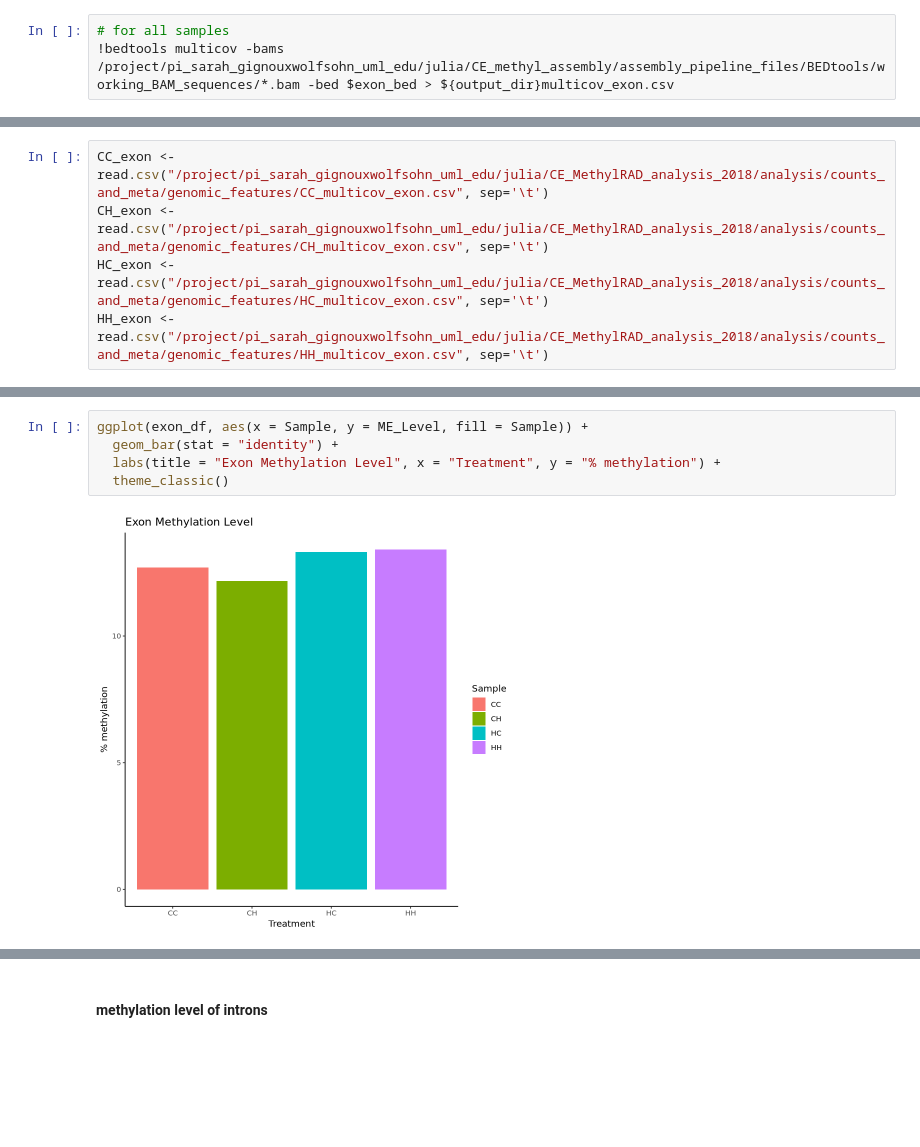
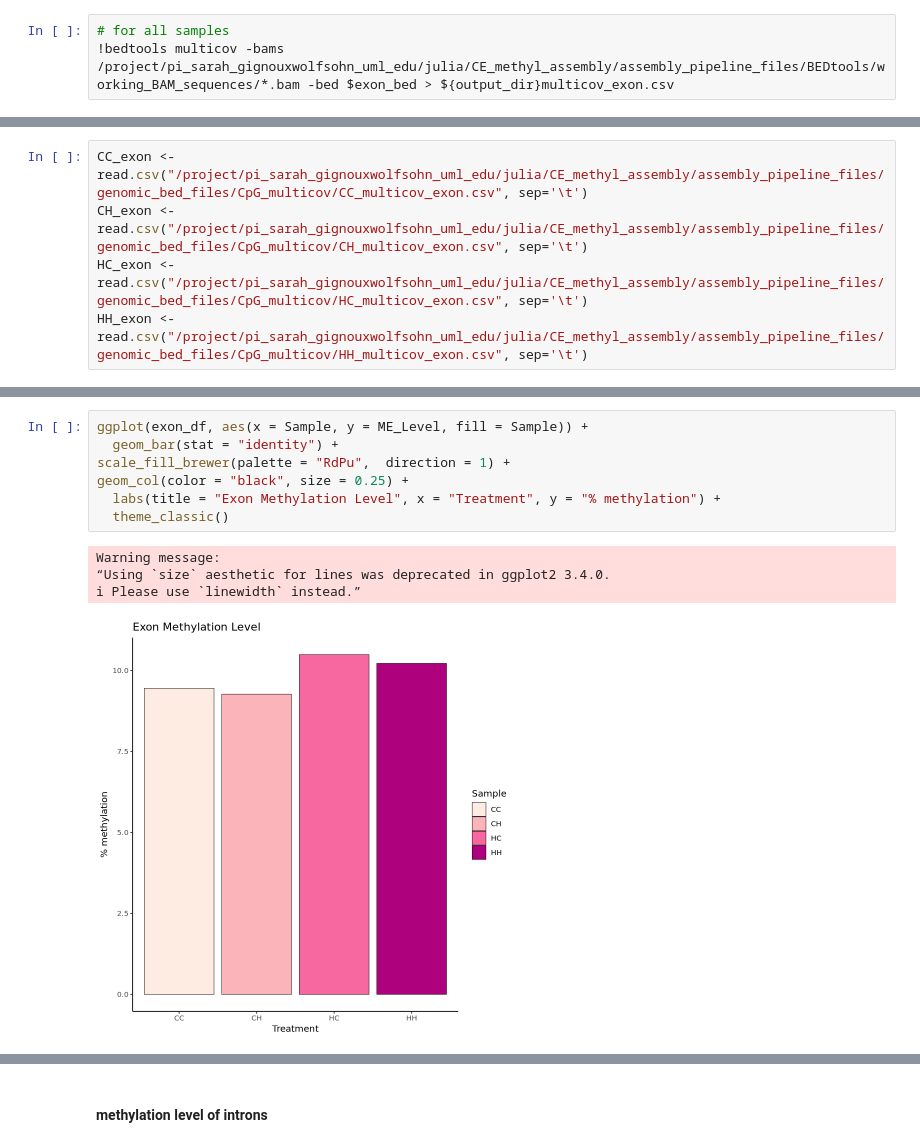
Before and after one commit to jgmcdonough/CE18_methylRAD_analysis, a Jupyter notebook: analysis/methylation_level_of_features.ipynb, the cells around one changed output, grey strips where cells are left out. Drawn from its saved outputs; the diff is of its cells as text; blank space fills up the shorter version.

Commit message:
progress in analyzing methyl levels of features

```diff
--- a/analysis/methylation_level_of_features.ipynb
+++ b/analysis/methylation_level_of_features.ipynb
@@ -80,8 +85,8 @@ generate coverage file/counts matrix for each set of samples
 # %%
-CC_exon <- read.csv("/project/pi_sarah_gignouxwolfsohn_uml_edu/julia/CE_MethylRAD_analysis_2018/analysis/counts_and_meta/genomic_features/CC_multicov_exon.csv", sep='\t')
-CH_exon <- read.csv("/project/pi_sarah_gignouxwolfsohn_uml_edu/julia/CE_MethylRAD_analysis_2018/analysis/counts_and_meta/genomic_features/CH_multicov_exon.csv", sep='\t')
-HC_exon <- read.csv("/project/pi_sarah_gignouxwolfsohn_uml_edu/julia/CE_MethylRAD_analysis_2018/analysis/counts_and_meta/genomic_features/HC_multicov_exon.csv", sep='\t')
-HH_exon <- read.csv("/project/pi_sarah_gignouxwolfsohn_uml_edu/julia/CE_MethylRAD_analysis_2018/analysis/counts_and_meta/genomic_features/HH_multicov_exon.csv", sep='\t')
+CC_exon <- read.csv("/project/pi_sarah_gignouxwolfsohn_uml_edu/julia/CE_methyl_assembly/assembly_pipeline_files/genomic_bed_files/CpG_multicov/CC_multicov_exon.csv", sep='\t')
+CH_exon <- read.csv("/project/pi_sarah_gignouxwolfsohn_uml_edu/julia/CE_methyl_assembly/assembly_pipeline_files/genomic_bed_files/CpG_multicov/CH_multicov_exon.csv", sep='\t')
+HC_exon <- read.csv("/project/pi_sarah_gignouxwolfsohn_uml_edu/julia/CE_methyl_assembly/assembly_pipeline_files/genomic_bed_files/CpG_multicov/HC_multicov_exon.csv", sep='\t')
+HH_exon <- read.csv("/project/pi_sarah_gignouxwolfsohn_uml_edu/julia/CE_methyl_assembly/assembly_pipeline_files/genomic_bed_files/CpG_multicov/HH_multicov_exon.csv", sep='\t')
 # %%
 # CONTROL CONTROL
 
@@ -194,7 +199,12 @@ A data.frame: 4 × 2
 # %%
 ggplot(exon_df, aes(x = Sample, y = ME_Level, fill = Sample)) +
   geom_bar(stat = "identity") +
+scale_fill_brewer(palette = "RdPu",  direction = 1) +
+geom_col(color = "black", size = 0.25) +
   labs(title = "Exon Methylation Level", x = "Treatment", y = "% methylation") +
   theme_classic()
 # %% [output]
+Warning message:
+“Using `size` aesthetic for lines was deprecated in ggplot2 3.4.0.
+ℹ Please use `linewidth` instead.”
-[figure, old version]
+[figure, new version]
```
Also changed, not shown: parts of 64 cells of this notebook.
